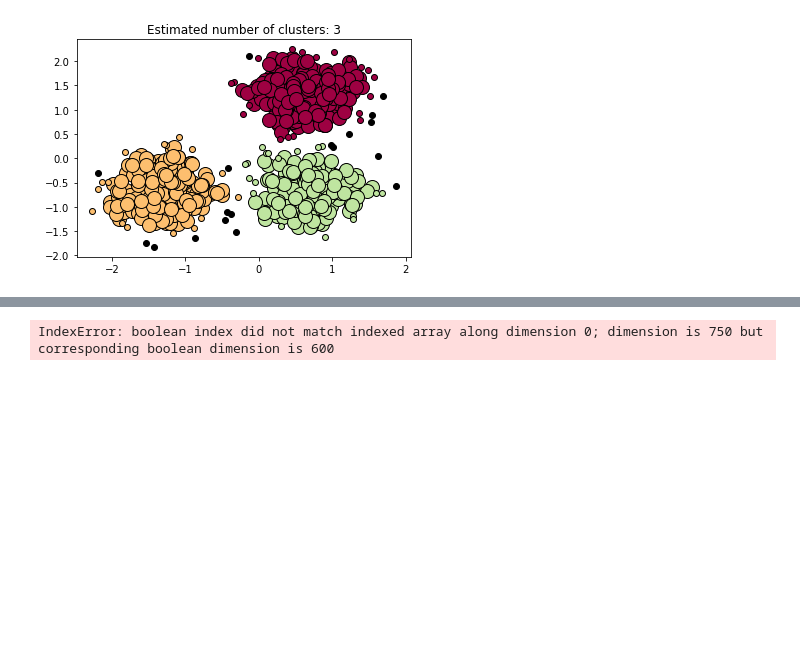
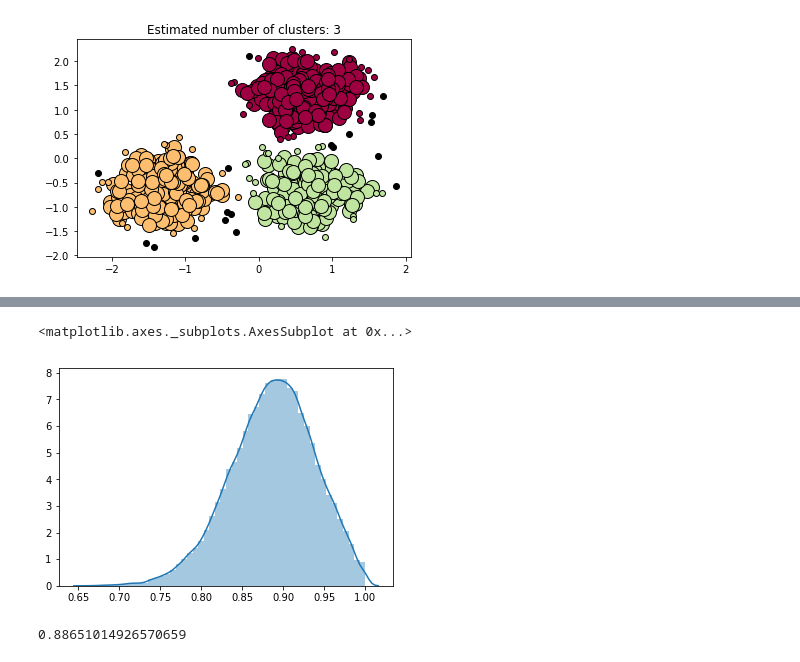
Before and after one commit to josechudev/GeneExpressionBiClustering, a Jupyter notebook: Notebooks/Test DBSCAN.ipynb, the cells around one changed output, grey strips where cells are left out. Cells and saved outputs as stored; diff of their text form; code cells hidden in the pictures; blank space fills up the shorter version.

```diff
--- a/Notebooks/Test DBSCAN.ipynb
+++ b/Notebooks/Test DBSCAN.ipynb
@@ -72,6 +77,4 @@ data = pd.read_csv('TestData/SimulatedDataCoherence/BiclusterABC_high.csv',heade
 scaler = MinMaxScaler()
 scaler.fit(data)
 data = scaler.transform(data)*2-1
-
-data = np.concatenate((data,data),axis=0)
 # %%
@@ -104,23 +105,0 @@ n_clusters_ = len(set(labels)) - (1 if -1 in labels else 0)
-# %%
-unique_labels = set(labels)
-colors = [plt.cm.Spectral(each)
-          for each in np.linspace(0, 1, len(unique_labels))]
-for k, col in zip(unique_labels, colors):
-    if k == -1:
-        # Black used for noise.
-        col = [0, 0, 0, 1]
-
-    class_member_mask = (labels == k)
-
-    xy = X[class_member_mask & core_samples_mask]
-    plt.plot(xy[:, 0], xy[:, 1], 'o', markerfacecolor=tuple(col),
-             markeredgecolor='k', markersize=14)
-
-    xy = X[class_member_mask & ~core_samples_mask]
-    plt.plot(xy[:, 0], xy[:, 1], 'o', markerfacecolor=tuple(col),
-             markeredgecolor='k', markersize=6)
-
-plt.title('Estimated number of clusters: %d' % n_clusters_)
-plt.show()
-# %% [output]
-IndexError: boolean index did not match indexed array along dimension 0; dimension is 750 but corresponding boolean dimension is 600
@@ -126,0 +108,13 @@ IndexError: boolean index did not match indexed array along dimension 0; dimensi
+# %%
+dm = np.asarray([[PositiveNegativeCorrelation(p1,p2,len(p1)).H_pos for p2 in data] for p1 in data])
+# %%
+distribution = dm.flatten()
+# %%
+sns.distplot(distribution)
+# %% [output]
+<matplotlib.axes._subplots.AxesSubplot at 0x...>
+[figure, added]
+# %%
+np.mean(distribution)
+# %% [output]
+0.88651014926570659
```
Also changed, not shown: parts of 7 cells of this notebook.
